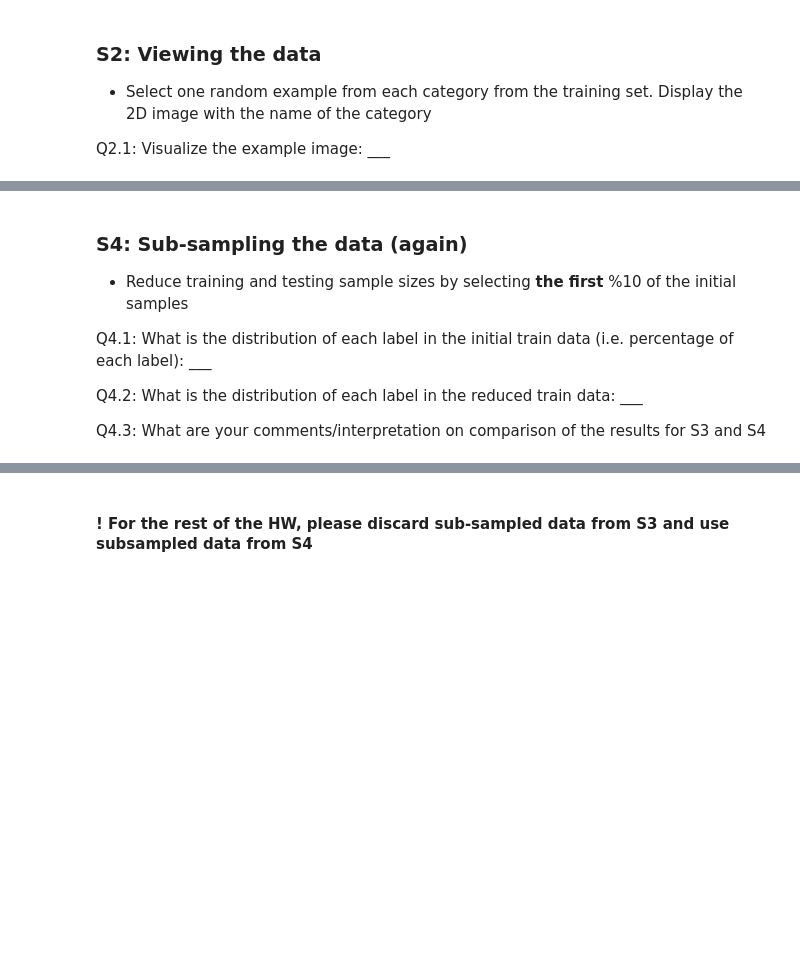
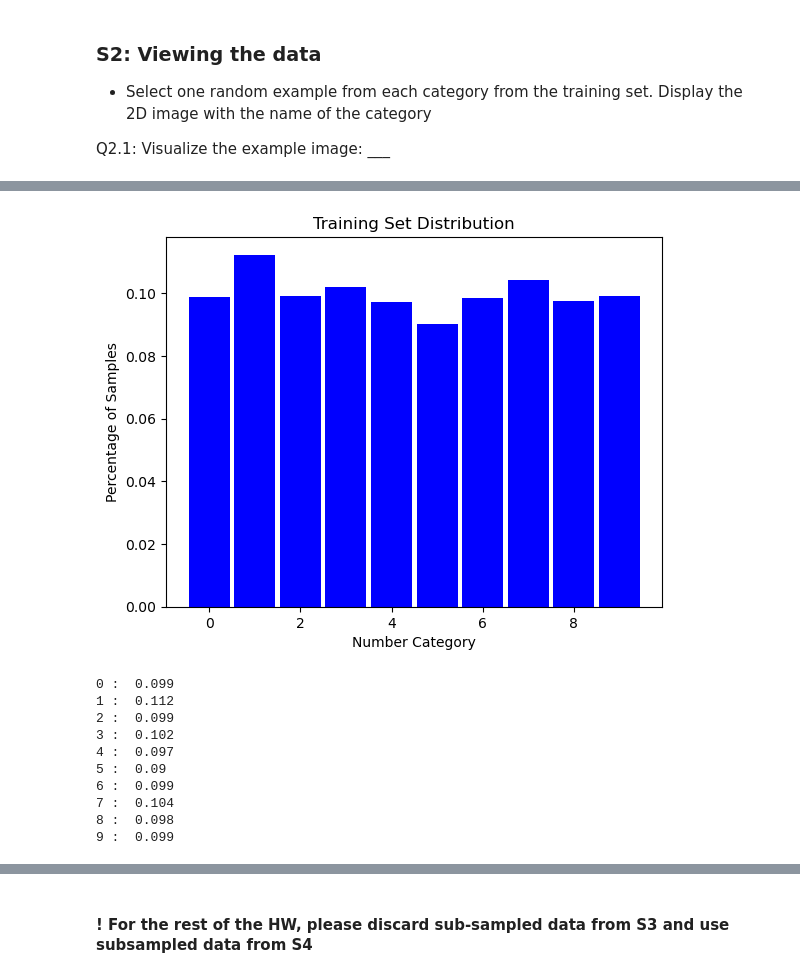
Before and after one commit to bennkeel/MUSA-650_Spring2023, a Jupyter notebook: HW1/MUSA650_Spring2023_HW1.ipynb, the cells around one changed output, grey strips where cells are left out. Drawn from its saved outputs; the diff is of its cells as text; code cells hidden in the pictures; blank space fills up the shorter version.

```diff
--- a/HW1/MUSA650_Spring2023_HW1.ipynb
+++ b/HW1/MUSA650_Spring2023_HW1.ipynb
@@ -72,13 +159,24 @@ Q3.2: What is the distribution of each label in the reduced train data:   ___
 # %%
 #randomly select 10% of the initial samples in the training and testing set
-y_train_reduced = np.random.choice(y_train, size = int(len(x_train)*0.1), replace = False)
-y_test_reduced = np.random.choice(y_test, size = int(len(x_train)*0.1), replace = False)
+y_train_random = np.random.choice(y_train, size = int(len(y_train)*0.1), replace = False)
+
+plt.bar(range(0, 10), np.bincount(y_train)/len(y_train), width = 0.9, color = 'b')
+plt.xlabel('Number Category')
+plt.ylabel('Percentage of Samples')
+plt.title('Training Set Distribution')
+plt.show()
+
+for x in categories:
+    print(x, ': ', np.round(np.bincount(y_train)[x]/len(y_train), 3))
+# %% [output]
+[figure, added]
+0 :  0.099
+1 :  0.112
+2 :  0.099
+3 :  0.102
+4 :  0.097
+5 :  0.09
+6 :  0.099
+7 :  0.104
+8 :  0.098
+9 :  0.099
-# %% [markdown]
-### S4: Sub-sampling the data (again)
-- Reduce training and testing sample sizes by selecting **the first** %10 of the initial samples
-
-Q4.1: What is the distribution of each label in the initial train data (i.e. percentage of each label):   ___
-
-Q4.2: What is the distribution of each label in the reduced train data:   ___
-
-Q4.3: What are your comments/interpretation on comparison of the results for S3 and S4
```
Also changed, not shown: parts of 28 cells of this notebook.
